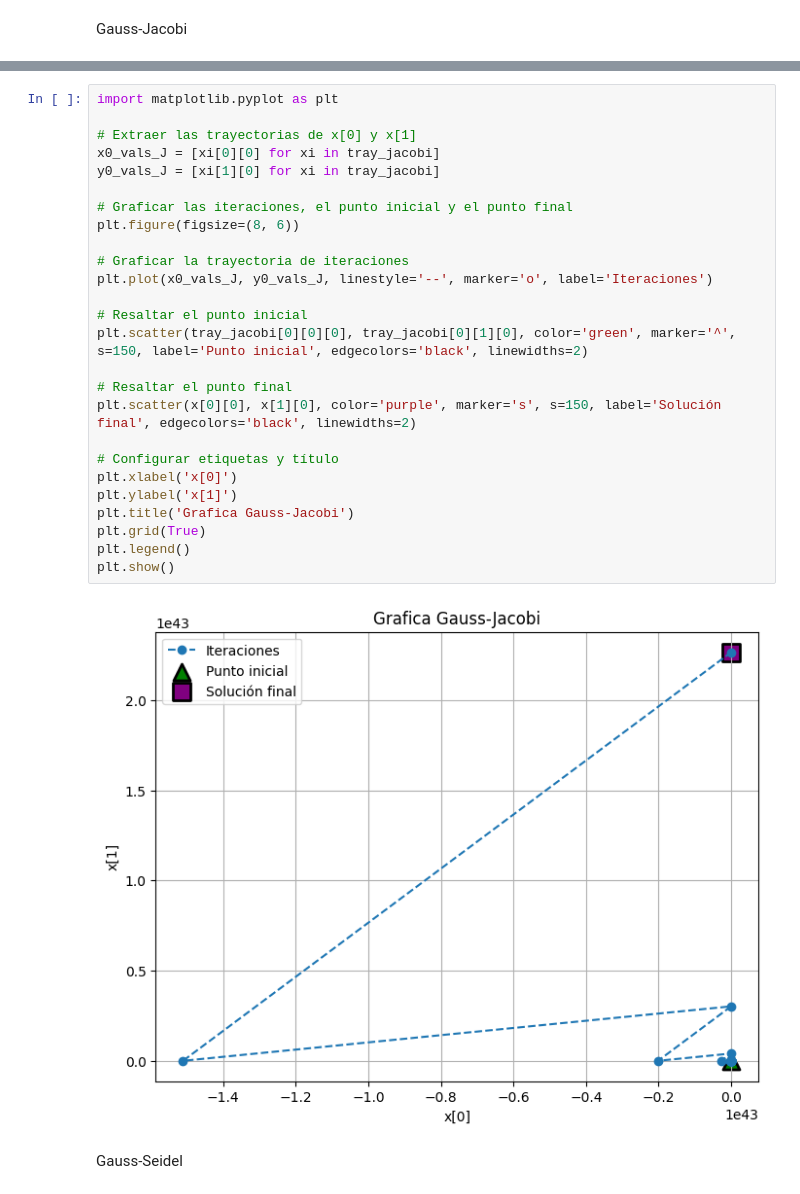
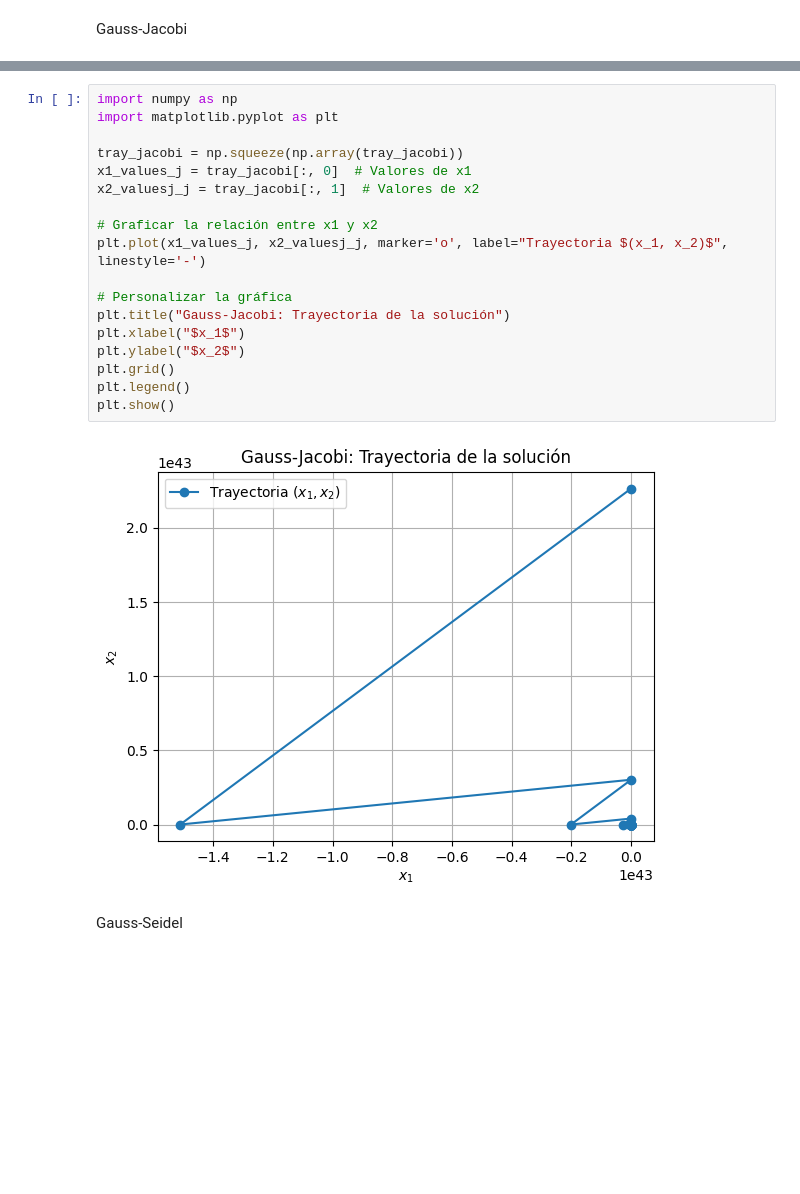
Before and after one commit to Ediixx/Taller-Gauss-JS, a Jupyter notebook: Ejercicios-GAUSS-S-J.ipynb, the cells around one changed output, grey strips where cells are left out. Saved outputs shown, nothing was run; the diff lists cells and outputs as text; blank space fills up the shorter version.

```diff
--- a/Ejercicios-GAUSS-S-J.ipynb
+++ b/Ejercicios-GAUSS-S-J.ipynb
@@ -53,31 +53,23 @@ print("Solución:\n", x,tray_jacobi)
-# %%
-import matplotlib.pyplot as plt
-
-# Extraer las trayectorias de x[0] y x[1]
-x0_vals_J = [xi[0][0] for xi in tray_jacobi]
-y0_vals_J = [xi[1][0] for xi in tray_jacobi]
-
-# Graficar las iteraciones, el punto inicial y el punto final
-plt.figure(figsize=(8, 6))
-
-# Graficar la trayectoria de iteraciones
-plt.plot(x0_vals_J, y0_vals_J, linestyle='--', marker='o', label='Iteraciones')
-
-# Resaltar el punto inicial
-plt.scatter(tray_jacobi[0][0][0], tray_jacobi[0][1][0], color='green', marker='^', s=150, label='Punto inicial', edgecolors='black', linewidths=2)
-
-# Resaltar el punto final
-plt.scatter(x[0][0], x[1][0], color='purple', marker='s', s=150, label='Solución final', edgecolors='black', linewidths=2)
-
-# Configurar etiquetas y título
-plt.xlabel('x[0]')
-plt.ylabel('x[1]')
-plt.title('Grafica Gauss-Jacobi')
-plt.grid(True)
-plt.legend()
-plt.show()
-# %% [output]
-[figure, removed]
+# %%
+import numpy as np
+import matplotlib.pyplot as plt
+
+tray_jacobi = np.squeeze(np.array(tray_jacobi))
+x1_values_j = tray_jacobi[:, 0]  # Valores de x1
+x2_valuesj_j = tray_jacobi[:, 1]  # Valores de x2
+
+# Graficar la relación entre x1 y x2
+plt.plot(x1_values_j, x2_valuesj_j, marker='o', label="Trayectoria $(x_1, x_2)$", linestyle='-')
+
+# Personalizar la gráfica
+plt.title("Gauss-Jacobi: Trayectoria de la solución")
+plt.xlabel("$x_1$")
+plt.ylabel("$x_2$")
+plt.grid()
+plt.legend()
+plt.show()
+# %% [output]
+[figure, added]
 # %% [markdown]
 Gauss-Seidel
 # %%
```
Also changed, not shown: parts of 19 cells of this notebook.
